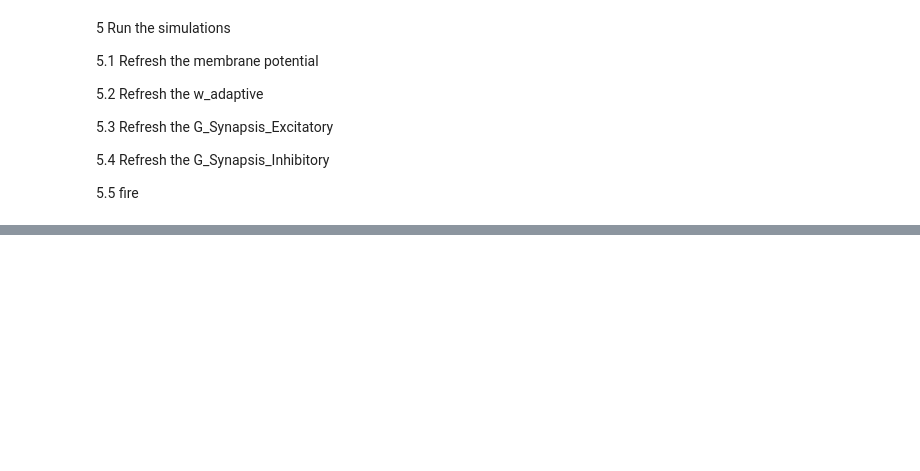
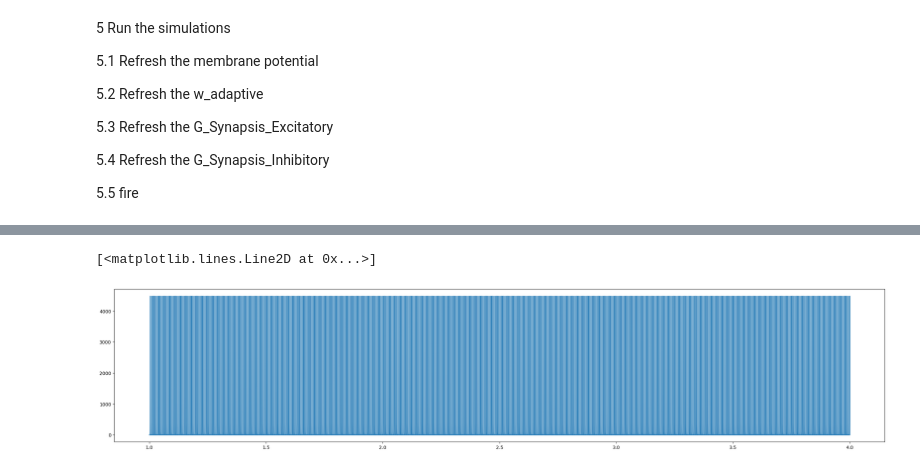
Before and after one commit to RogersSccot/17_BBQ, a Jupyter notebook: Seizure_Ref/My_AdEx_Network.ipynb, the cells around one changed output, grey strips where cells are left out. Saved outputs shown, nothing was run; the diff lists cells and outputs as text; code cells hidden in the pictures; blank space fills up the shorter version.

```diff
--- a/Seizure_Ref/My_AdEx_Network.ipynb
+++ b/Seizure_Ref/My_AdEx_Network.ipynb
@@ -85,20 +91,24 @@ class AdExNeuron:
         if self.T_rest<=0:
             self.G_Synapsis_Inhibitory = self.G_Synapsis_Inhibitory-dt*self.G_Synapsis_Inhibitory/self.tau_Synapsis
     def fire(self):
+        global fire1_num
+        global fire2_num
         # refresh self parameter
         self.V_Neuron = self.V_Reset
         self.w_adaptive = self.w_adaptive+self.b_w_adaptive
         self.T_rest=self.T_refractory
         # refresh the G_Synapsis
         if self.name[1]=='1':
+            fire1_num=fire1_num+1
             for neuron in self.Connecting_Neuron:
                 neuron.G_Synapsis_Inhibitory=neuron.G_Synapsis_Inhibitory+self.Q_Synapsis
         if self.name[1]=='2':
+            fire2_num=fire2_num+1
             for neuron in self.Connecting_Neuron:
                 neuron.G_Synapsis_Excitatory=neuron.G_Synapsis_Excitatory+self.Q_Synapsis
     def judge_fire(self):
         if self.V_Neuron>self.V_Reset_Threshold:
-            self.fire(self)
+            self.fire()
         else:
             pass
     def Add_Synapsis(self, Synapsis):
@@ -136,7 +146,7 @@ Regular_Spiking_neuron=AdExNeuron(name="G2_1",V_Neuron=-65*mV, w_adaptive=0.0*pA
 # %%
-N1=200
-N2=800
-N_in=800
+N1=2000
+N2=8000
+N_in=8000
 
 # create neurons
 G1_Group=[]
@@ -251,0 +253,24 @@ for tick_time in np.arange(0, TotTime, dt):
+# %%
+fire1_result=[]
+fire2_result=[]
+test_input_index=0
+for tick_time in np.arange(0, TotTime, dt):
+    fire_probability=dt*test_input[test_input_index]
+    test_input_index=test_input_index+1
+    for neuron in P2_Group:
+        if np.random.rand()<fire_probability:
+            neuron.fire()
+    fire1_num=0
+    fire2_num=0
+    fire1_frequent=0
+    fire2_frequent=0
+    for neuron in G_Group:
+        neuron.refresh_membrane_potential()
+        neuron.refresh_w_adaptive()
+        neuron.refresh_G_Synapsis_Excitatory()
+        neuron.refresh_G_Synapsis_Inhibitory()
+        neuron.judge_fire()
+    fire1_frequent=fire1_num/(N1*dt)
+    fire2_frequent=fire2_num/(N2*dt)
+    fire1_result.append(fire1_frequent)
+    fire2_result.append(fire2_frequent)
@@ -251,0 +292,6 @@ for tick_time in np.arange(0, TotTime, dt):
+# %%
+plt.figure(figsize=(30,6))
+plt.plot(time_sim[10000:40000], fire1_result[10000:40000])
+# %% [output]
+[<matplotlib.lines.Line2D at 0x...>]
+[figure, added]
```
Also changed, not shown: parts of 9 cells of this notebook.
